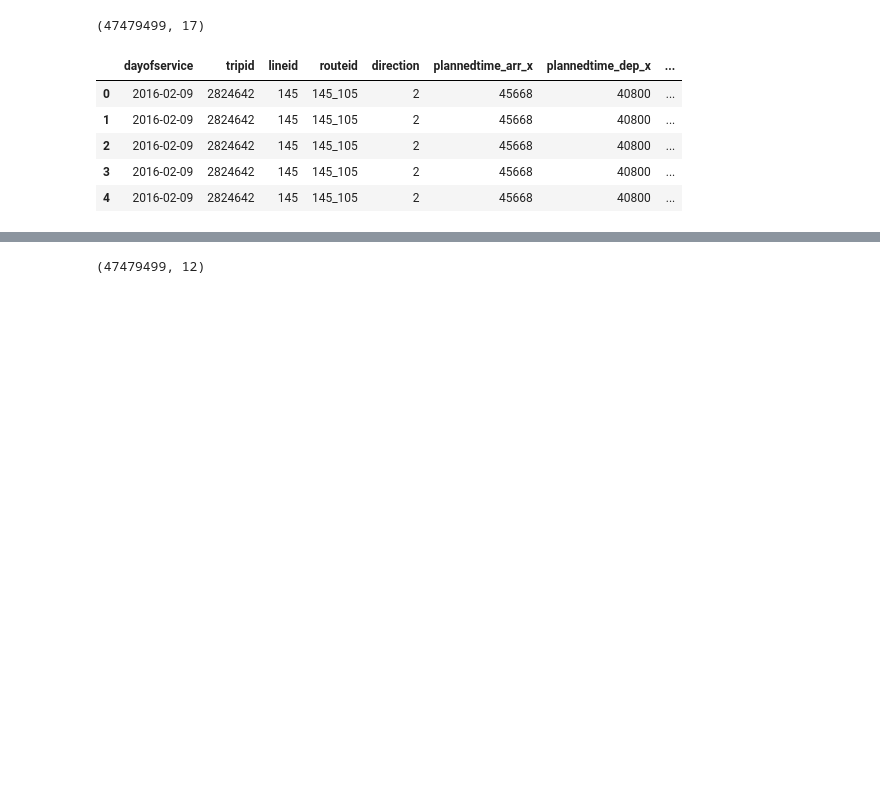
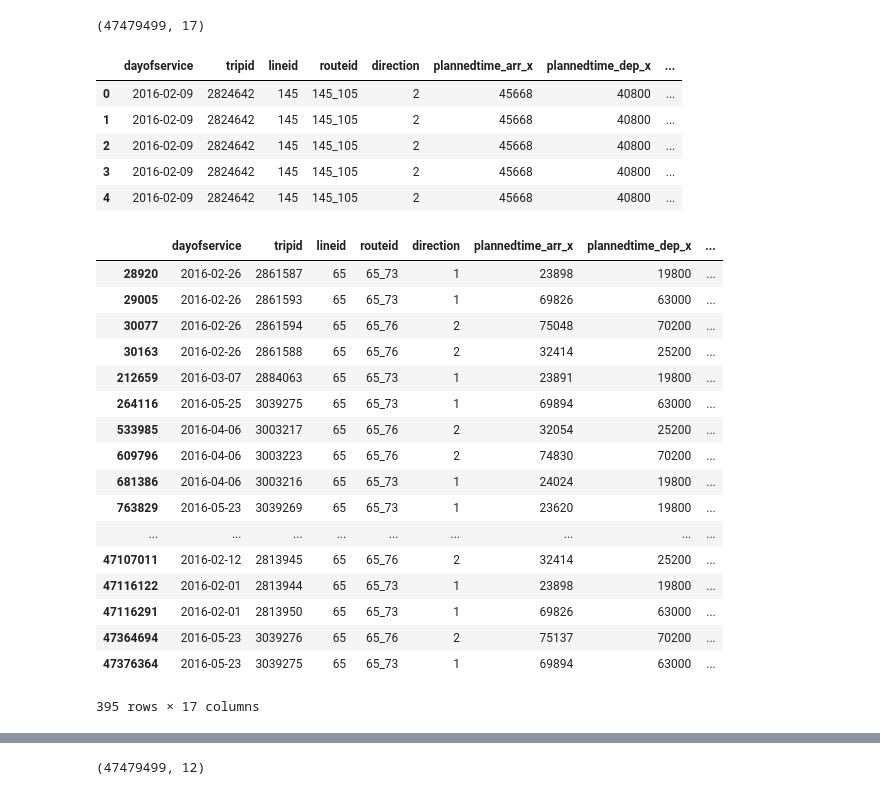
Before and after one commit to Ematrix163/Dublin_Bus_Project, a Jupyter notebook: data_analytics/data_train/Make_Train_Table2016.ipynb, the cells around one changed output, grey strips where cells are left out. Drawn from its saved outputs; the diff is of its cells as text; code cells hidden in the pictures; blank space fills up the shorter version.

```diff
--- a/data_analytics/data_train/Make_Train_Table2016.ipynb
+++ b/data_analytics/data_train/Make_Train_Table2016.ipynb
@@ -78,3 +78,24 @@ merge_table.head(5)
 | 2 | 2016-02-09 | 2824642 | 145 | 145_105 | 2 | 45668 | 40800 | ... |
 | 3 | 2016-02-09 | 2824642 | 145 | 145_105 | 2 | 45668 | 40800 | ... |
 | 4 | 2016-02-09 | 2824642 | 145 | 145_105 | 2 | 45668 | 40800 | ... |
+# %%
+merge_table.loc[merge_table['stoppointid']==7270]
+# %% [output]
+|  | dayofservice | tripid | lineid | routeid | direction | plannedtime_arr_x | plannedtime_dep_x | ... |
+| 28920 | 2016-02-26 | 2861587 | 65 | 65_73 | 1 | 23898 | 19800 | ... |
+| 29005 | 2016-02-26 | 2861593 | 65 | 65_73 | 1 | 69826 | 63000 | ... |
+| 30077 | 2016-02-26 | 2861594 | 65 | 65_76 | 2 | 75048 | 70200 | ... |
+| 30163 | 2016-02-26 | 2861588 | 65 | 65_76 | 2 | 32414 | 25200 | ... |
+| 212659 | 2016-03-07 | 2884063 | 65 | 65_73 | 1 | 23891 | 19800 | ... |
+| 264116 | 2016-05-25 | 3039275 | 65 | 65_73 | 1 | 69894 | 63000 | ... |
+| 533985 | 2016-04-06 | 3003217 | 65 | 65_76 | 2 | 32054 | 25200 | ... |
+| 609796 | 2016-04-06 | 3003223 | 65 | 65_76 | 2 | 74830 | 70200 | ... |
+| 681386 | 2016-04-06 | 3003216 | 65 | 65_73 | 1 | 24024 | 19800 | ... |
+| 763829 | 2016-05-23 | 3039269 | 65 | 65_73 | 1 | 23620 | 19800 | ... |
+| ... | ... | ... | ... | ... | ... | ... | ... | ... |
+| 47107011 | 2016-02-12 | 2813945 | 65 | 65_76 | 2 | 32414 | 25200 | ... |
+| 47116122 | 2016-02-01 | 2813944 | 65 | 65_73 | 1 | 23898 | 19800 | ... |
+| 47116291 | 2016-02-01 | 2813950 | 65 | 65_73 | 1 | 69826 | 63000 | ... |
+| 47364694 | 2016-05-23 | 3039276 | 65 | 65_76 | 2 | 75137 | 70200 | ... |
+| 47376364 | 2016-05-23 | 3039275 | 65 | 65_73 | 1 | 69894 | 63000 | ... |
+395 rows × 17 columns
```
Also changed, not shown: parts of 6 cells of this notebook, 8 other files.
